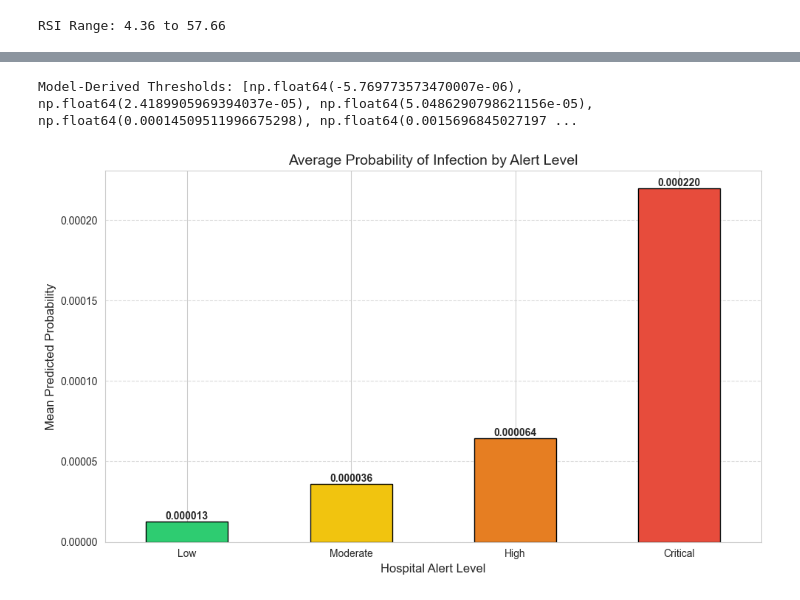
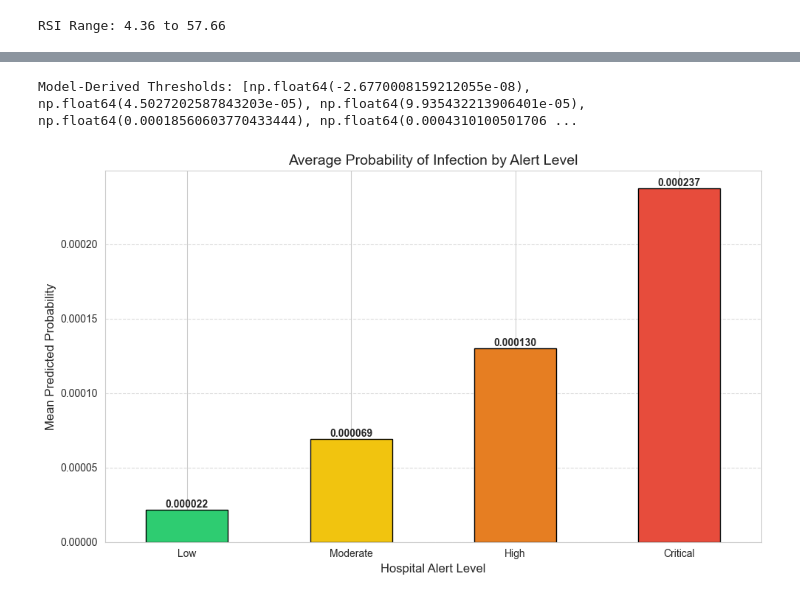
Before and after one commit to gabrielolafs/ds3010-final, a Jupyter notebook: Modeling.ipynb, the cells around one changed output, grey strips where cells are left out. Drawn from its saved outputs; the diff is of its cells as text; code cells hidden in the pictures.

Commit message:
Updated Model with Loss Function

```diff
--- a/Modeling.ipynb
+++ b/Modeling.ipynb
@@ -90,0 +58,35 @@ GradientBoostingRegressor(learning_rate=0.05, max_depth=5, n_estimators=200,
+# %%
+# 1. Prepare your Features and Target
+# Using only live weather data to avoid data leakage
+X = Flu_weather[['RSI', 'avg_precip_prior_week', 'avg_wind_speed_prior_week']]
+y = Flu_weather['Prob_infected']
+
+# Log-transforming the target helps the ensemble model handle the 'spikes' in your data
+y_log = np.log1p(y)
+
+# 2. Train/Test Split
+X_train, X_test, y_train_log, y_test_log = train_test_split(X, y_log, test_size=0.2, random_state=42)
+
+#New sampling method
+
+
+
+# 3. The Ensemble Method: Gradient Boosting
+# This is the 'Brain' that learns the weather-to-infection patterns
+model_gb = GradientBoostingRegressor(
+    n_estimators=100,    #Lower number of trees to prevent overfitting with limited features
+    learning_rate=0.05,
+    max_depth=5,
+    loss='quantile',  #Using MAE to penalize underestimation more than MSE
+    random_state=42,
+)
+
+
+model_gb.fit(X_train, y_train_log)
+
+
+
+# Try lagging different features to see if it improves the model
+# Also add a loss function that penalizes underestimation more than overestimation, since underestimating risk is more dangerous in this context.
+# Can also over sample the high-risk weeks to give the model more examples of those critical scenarios.
+# In presentation explain how we come up with categories
@@ -96,9 +101,8 @@ breaks = jenkspy.jenks_breaks(train_preds, n_classes=4)
 
 print(f"Model-Derived Thresholds: {breaks}")
 # %% [output]
-Model-Derived Thresholds: [np.float64(-5.769773573470007e-06), np.float64(2.4189905969394037e-05), np.float64(5.0486290798621156e-05), np.float64(0.00014509511996675298), np.float64(0.0015696845027197 ...
+Model-Derived Thresholds: [np.float64(-2.6770008159212055e-08), np.float64(4.5027202587843203e-05), np.float64(9.935432213906401e-05), np.float64(0.00018560603770433444), np.float64(0.0004310100501706 ...
 # %%
-
 y_pred_probs = model_gb.predict(X_test)
 y_test_probs = np.expm1(y_test_log)  # Convert back to original scale for comparison
 
@@ -112,35 +116,35 @@ results = pd.DataFrame({
 
 # 1. Define your specific thresholds and labels
 # Note: I replaced the negative min with 0 for cleaner reporting
-breaks = [0, 2.41899e-05, 5.04862e-05, 0.00014509, 0.00156968]
+breaks = [0, 4.5027e-05, 9.935e-05, 0.0001856, 0.000431]
 labels = ['Low', 'Moderate', 'High', 'Critical']
 
 # 2. Assign each prediction to a bin (Assuming 'results' is your DF)
 # 'include_lowest=True' ensures the 0 value is caught in the first bin
 results['alert_level'] = pd.cut(results['pred_prob'], bins=breaks, labels=labels, include_lowest=True)
 
 # 3. Calculate the average probability for each bin
 bin_stats = results.groupby('alert_level')['pred_prob'].mean()
 
 # 4. Create the bar chart
 colors = ['#2ecc71', '#f1c40f', '#e67e22', '#e74c3c'] # Green, Yellow, Orange, Red
 plt.figure(figsize=(10, 6))
 bin_stats.plot(kind='bar', color=colors, edgecolor='black')
 
 plt.title('Average Probability of Infection by Alert Level', fontsize=14)
 plt.xlabel('Hospital Alert Level', fontsize=12)
 plt.ylabel('Mean Predicted Probability', fontsize=12)
 plt.xticks(rotation=0)
 plt.grid(axis='y', linestyle='--', alpha=0.7)
 
 # Add data labels on top of bars
 for i, v in enumerate(bin_stats):
     plt.text(i, v, f"{v:.6f}", ha='center', va='bottom', fontweight='bold')
 
 plt.tight_layout()
 plt.show()
 # %% [output]
-[figure, old version]
+[figure, new version]
 # %%
 from sklearn.metrics import confusion_matrix, classification_report
 import seaborn as sns
```
Also changed, not shown: parts of 3 cells of this notebook.
